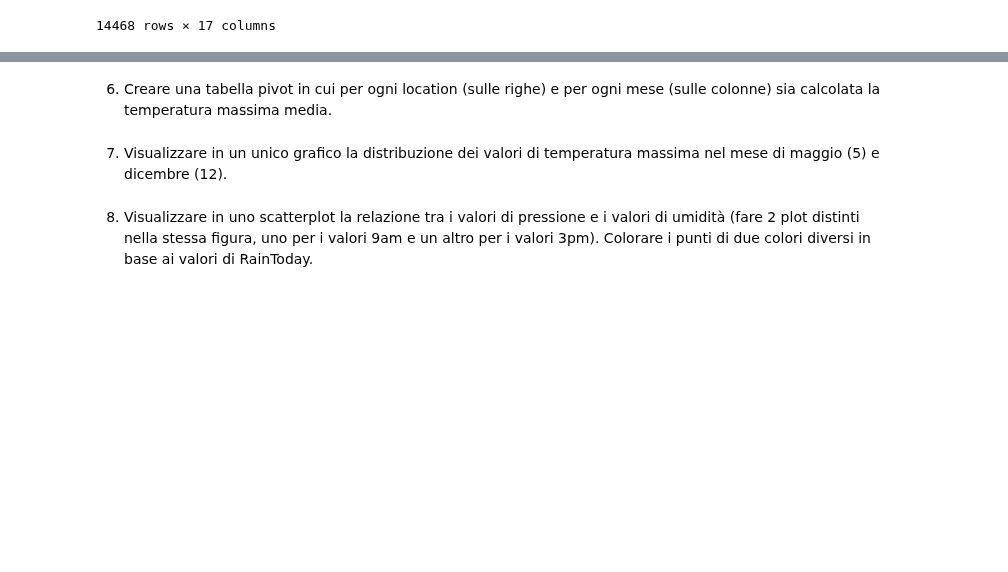
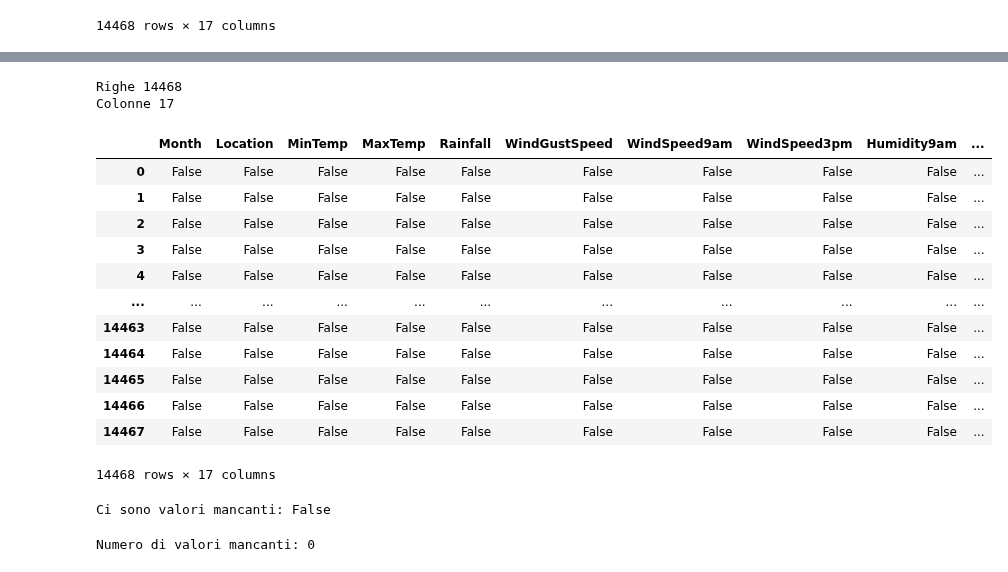
Before and after one commit to karim1644/BDTA, a Jupyter notebook: Lab/5-Data-Visualization/exercises/Esercizio in aula.ipynb, the cells around one changed output, grey strips where cells are left out. Saved outputs shown, nothing was run; the diff lists cells and outputs as text; code cells hidden in the pictures; blank space fills up the shorter version.

```diff
--- a/Lab/5-Data-Visualization/exercises/Esercizio in aula.ipynb
+++ b/Lab/5-Data-Visualization/exercises/Esercizio in aula.ipynb
@@ -175,6 +28,30 @@ df.groupby('Location').sum().sort_values('RainToday', ascending=False)
-# %% [markdown]
-6. Creare una tabella pivot in cui per ogni location (sulle righe) e per ogni mese (sulle colonne) sia calcolata la temperatura massima media.
-# %% [markdown]
-7. Visualizzare in un unico grafico la distribuzione dei valori di temperatura massima nel mese di maggio (5) e dicembre (12).
-# %% [markdown]
-8. Visualizzare in uno scatterplot la relazione tra i valori di pressione e i valori di umidità (fare 2 plot distinti nella stessa figura, uno per i valori 9am e un altro per i valori 3pm). Colorare i punti di due colori diversi in base ai valori di RainToday.
+# %%
+print('Righe', df.shape[0])
+print('Colonne', df.shape[1])
+# %% [output]
+Righe 14468
+Colonne 17
+# %%
+df.isnull()
+# %% [output]
+|  | Month | Location | MinTemp | MaxTemp | Rainfall | WindGustSpeed | WindSpeed9am | WindSpeed3pm | Humidity9am | ... |
+| 0 | False | False | False | False | False | False | False | False | False | ... |
+| 1 | False | False | False | False | False | False | False | False | False | ... |
+| 2 | False | False | False | False | False | False | False | False | False | ... |
+| 3 | False | False | False | False | False | False | False | False | False | ... |
+| 4 | False | False | False | False | False | False | False | False | False | ... |
+| ... | ... | ... | ... | ... | ... | ... | ... | ... | ... | ... |
+| 14463 | False | False | False | False | False | False | False | False | False | ... |
+| 14464 | False | False | False | False | False | False | False | False | False | ... |
+| 14465 | False | False | False | False | False | False | False | False | False | ... |
+| 14466 | False | False | False | False | False | False | False | False | False | ... |
+| 14467 | False | False | False | False | False | False | False | False | False | ... |
+14468 rows × 17 columns
+# %%
+print(f'Ci sono valori mancanti: {df.isnull().values.any()}')
+# %% [output]
+Ci sono valori mancanti: False
+# %%
+print(f'Numero di valori mancanti: {df.isnull().sum().sum()}') # first sum on rows, then on rows again
+# %% [output]
+Numero di valori mancanti: 0
```
Also changed, not shown: parts of 46 cells of this notebook.
